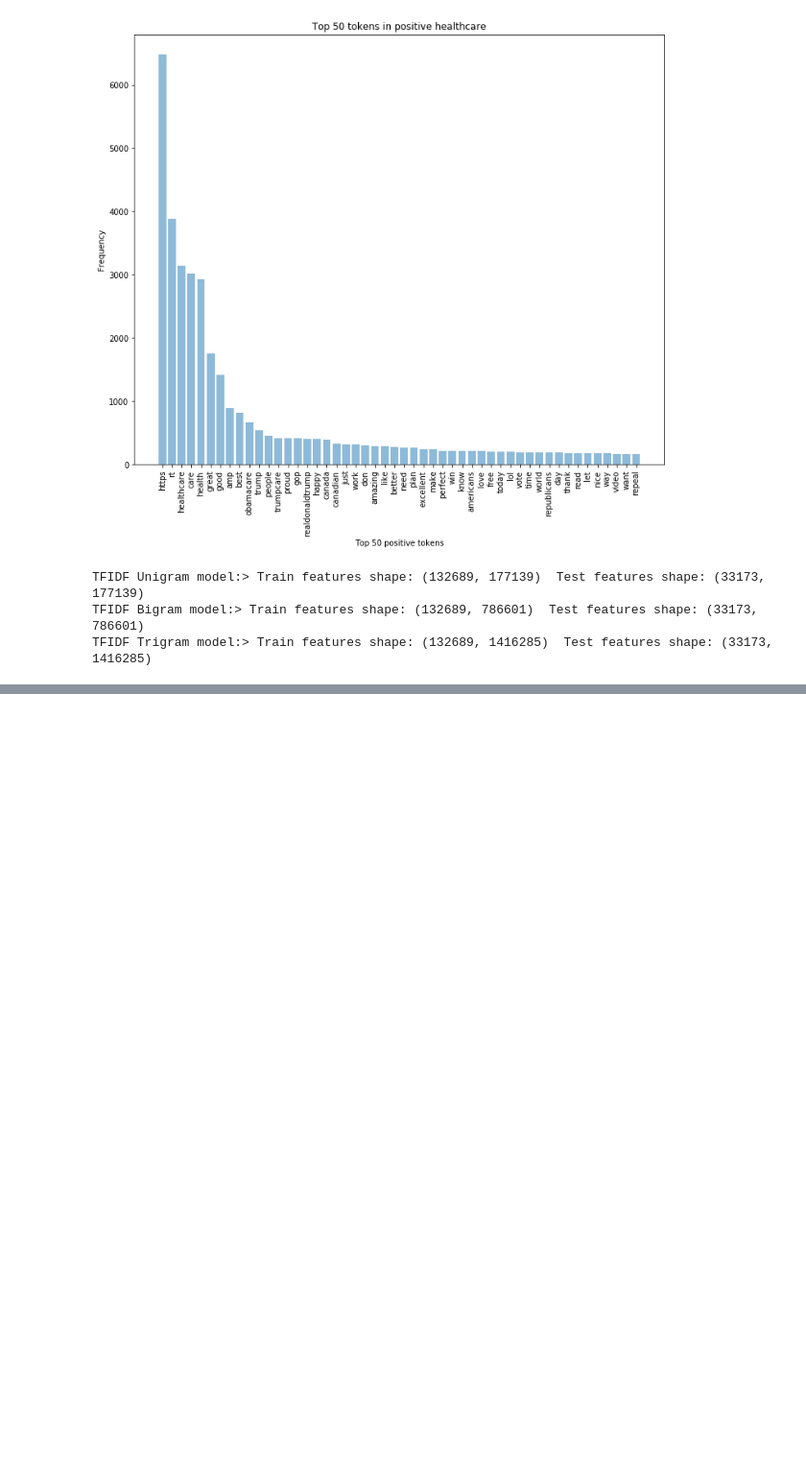
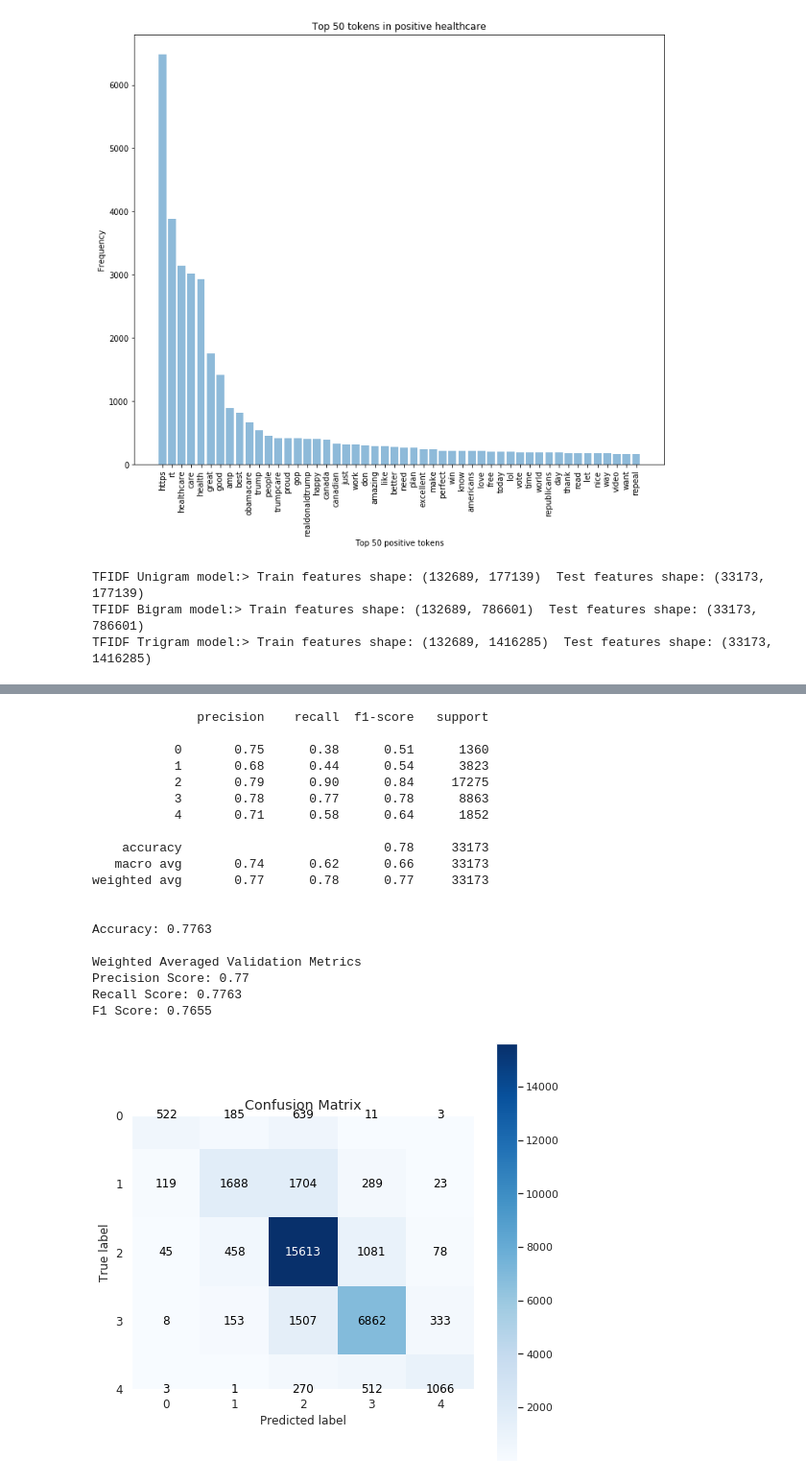
Before and after one commit to Bllizzard/Sentiment_Analysis, a Jupyter notebook: step4_NLP.ipynb, the cells around one changed output, grey strips where cells are left out. Shown at 96% size. Cells and saved outputs as stored; diff of their text form; code cells hidden in the pictures; blank space fills up the shorter version.

```diff
--- a/step4_NLP.ipynb
+++ b/step4_NLP.ipynb
@@ -458,6 +459,11 @@ sentiments = np.array(df2['sentiment'])
 
 from sklearn.model_selection import train_test_split
 phrase_train, phrase_test, sentiments_train, sentiments_test = train_test_split(phrase, sentiments, test_size=0.2, random_state=4)
+# %%
+performace_metrics = pd.DataFrame(columns=['accuracy','precision','recall','F1_score'],
+                                  index=['logisticRegression_Unigram','logisticRegression_Bigram','logisticRegression_Trigram',
+                                         'RandomForest_Unigram','RandomForest_Bigram','RandomForest_Trigram',
+                                         'LinearSVC_Unigram','LinearSVC_Bigram','LinearSVC_Trigram'])
 # %%
 #3.2 Implementation of TF-IDF on N-grams
 # %%
@@ -786,0 +503,59 @@ Model Classification report:
+# %%
+from sklearn.linear_model import LogisticRegression
+from sklearn.metrics import classification_report
+from sklearn.metrics import accuracy_score
+from sklearn.metrics import precision_score
+from sklearn.metrics import recall_score
+from sklearn.metrics import f1_score
+
+# <1> Unigram LogisticRegression
+
+lr = LogisticRegression(multi_class = 'ovr', solver = 'sag', random_state=1)
+lr.fit(tv1_train_features,sentiments_train)
+predictions = lr.predict(tv1_test_features)
+
+print(classification_report(sentiments_test, predictions))
+
+print()
+print('Accuracy:', np.round(accuracy_score(sentiments_test, predictions),4))
+
+print()
+print("Weighted Averaged Validation Metrics")
+print('Precision Score:', np.round(precision_score(sentiments_test, predictions,average='weighted'),4))
+print('Recall Score:', np.round(recall_score(sentiments_test, predictions,average='weighted'),4))
+print('F1 Score:', np.round(f1_score(sentiments_test, predictions,average='weighted'),4))
+
+print()
+from sklearn.metrics import confusion_matrix
+import scikitplot as skplt
+sns.set(rc={'figure.figsize':(8,8)})
+skplt.metrics.plot_confusion_matrix(sentiments_test, predictions)
+
+performace_metrics.loc['logisticRegression_Unigram']['accuracy'] = accuracy_score(sentiments_test, predictions)
+performace_metrics.loc['logisticRegression_Unigram']['precision'] = precision_score(sentiments_test, predictions,
+                                                                                   average='micro')
+performace_metrics.loc['logisticRegression_Unigram']['recall'] = recall_score(sentiments_test, predictions,
+                                                                             average='micro')
+performace_metrics.loc['logisticRegression_Unigram']['F1_score'] = f1_score(sentiments_test, predictions,
+                                                                            average='micro')
+# %% [output]
+              precision    recall  f1-score   support
+
+           0       0.75      0.38      0.51      1360
+           1       0.68      0.44      0.54      3823
+           2       0.79      0.90      0.84     17275
+           3       0.78      0.77      0.78      8863
+           4       0.71      0.58      0.64      1852
+
+    accuracy                           0.78     33173
+   macro avg       0.74      0.62      0.66     33173
+weighted avg       0.77      0.78      0.77     33173
+
+
+Accuracy: 0.7763
+
+Weighted Averaged Validation Metrics
+Precision Score: 0.77
+Recall Score: 0.7763
+F1 Score: 0.7655
+[figure, added]
```
Also changed, not shown: parts of 32 cells of this notebook.
